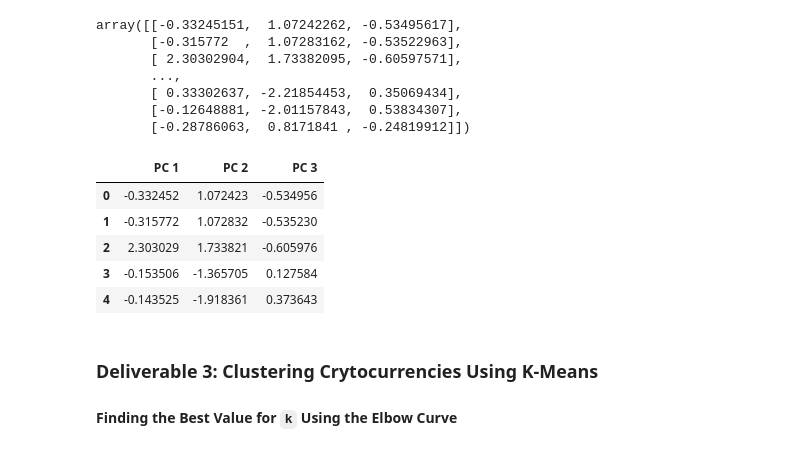
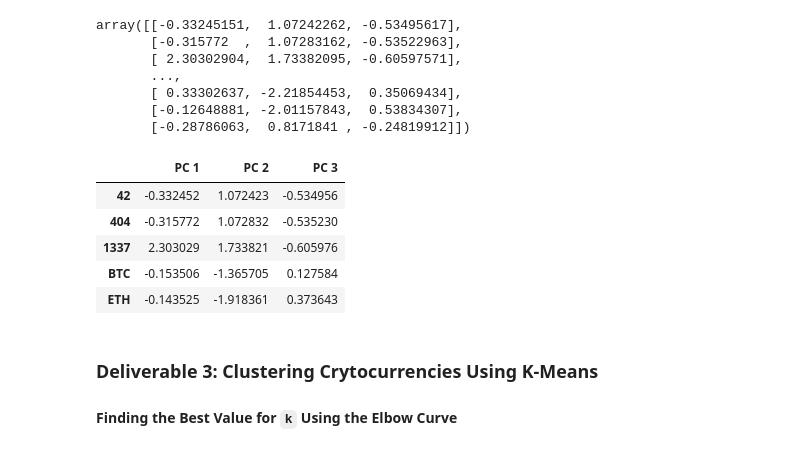
Before and after one commit to AForbis/Cryptocurrencies, a Jupyter notebook: crypto_clustering.ipynb, the cells around one changed output. Saved outputs shown, nothing was run; the diff lists cells and outputs as text; code cells hidden in the pictures.

```diff
--- a/crypto_clustering.ipynb
+++ b/crypto_clustering.ipynb
@@ -205,15 +206,15 @@ array([[-0.33245151,  1.07242262, -0.53495617],
        [-0.28786063,  0.8171841 , -0.24819912]])
 # %%
 # Create a DataFrame with the three principal components.
-pcs_df = pd.DataFrame(data=crypto_pca, columns=["PC 1", "PC 2", "PC 3"])
+pcs_df = pd.DataFrame(data=crypto_pca, index=crypto_df.index, columns=["PC 1", "PC 2", "PC 3"])
 pcs_df.head()
 # %% [output]
 |  | PC 1 | PC 2 | PC 3 |
-| 0 | -0.332452 | 1.072423 | -0.534956 |
-| 1 | -0.315772 | 1.072832 | -0.535230 |
-| 2 | 2.303029 | 1.733821 | -0.605976 |
-| 3 | -0.153506 | -1.365705 | 0.127584 |
-| 4 | -0.143525 | -1.918361 | 0.373643 |
+| 42 | -0.332452 | 1.072423 | -0.534956 |
+| 404 | -0.315772 | 1.072832 | -0.535230 |
+| 1337 | 2.303029 | 1.733821 | -0.605976 |
+| BTC | -0.153506 | -1.365705 | 0.127584 |
+| ETH | -0.143525 | -1.918361 | 0.373643 |
 # %% [markdown]
 ### Deliverable 3: Clustering Crytocurrencies Using K-Means
 
```
Also changed, not shown: parts of 3 cells of this notebook.
